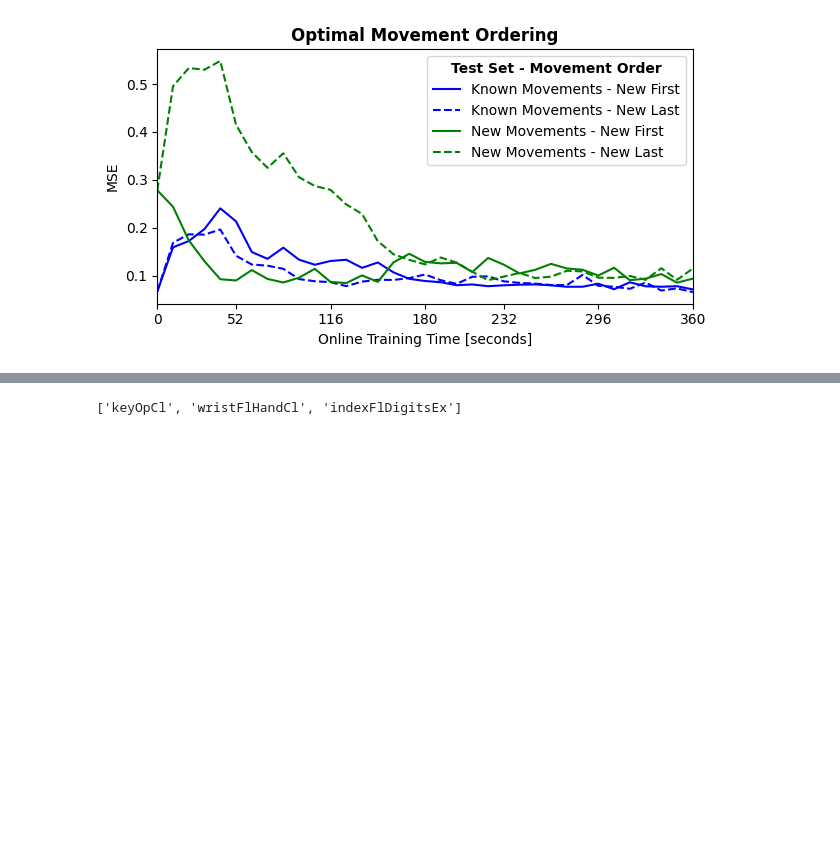
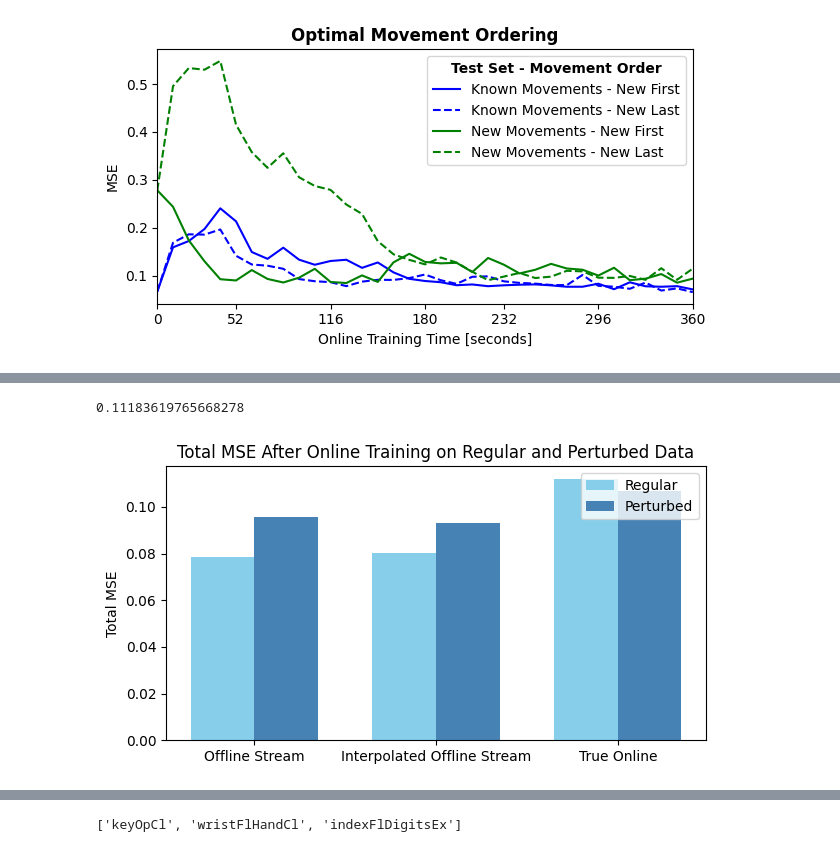
Before and after one commit to joris-gentinetta/biomech_PCP, a Jupyter notebook: paper_plots.ipynb, the cells around one changed output, grey strips where cells are left out. Saved outputs shown, nothing was run; the diff lists cells and outputs as text; code cells hidden in the pictures; blank space fills up the shorter version.

```diff
--- a/paper_plots.ipynb
+++ b/paper_plots.ipynb
@@ -842 +931,43 @@ plt.close(fig)
+# %%
+aggregation_df = df.drop(('participants', ""), axis=1).mean()
+# %%
+df.loc[:'P7_453', ('pert_online', 'total')].mean()
+# %% [output]
+0.11183619765668278
+# %%
+import matplotlib.pyplot as plt
+import numpy as np
+
+# Sample data (replace this with your actual data)
+labels = ['Offline Stream', 'Interpolated Offline Stream', 'True Online']
+regular_means = [aggregation_df.loc[('comp', 'total')], aggregation_df.loc[('comp_interp', 'total')], aggregation_df.loc[('pert_online', 'total')]]
+perturbed_means = [aggregation_df.loc[('pert_comp', 'total')], aggregation_df.loc[('pert_comp_interp', 'total')], aggregation_df.loc[('online', 'total')]]
+
+# Set the bar width and positions
+bar_width = 0.35
+x = np.arange(len(labels))
+
+# Set up the plot
+fig, ax = plt.subplots(figsize=(9*0.7, 5*0.7))
+
+# Plot bars for Regular and Perturbed
+bars1 = ax.bar(x - bar_width / 2, regular_means, bar_width, label='Regular', color='skyblue')
+bars2 = ax.bar(x + bar_width / 2, perturbed_means, bar_width, label='Perturbed', color='steelblue')
+
+# Add labels, title, and custom x-axis tick labels
+# ax.set_xlabel('Data Type')
+ax.set_ylabel('Total MSE')
+ax.set_title('Total MSE After Online Training on Regular and Perturbed Data', fontweight='bold')
+ax.set_xticks(x)
+ax.set_xticklabels(labels)
+
+# Add a legend
+ax.legend(loc='upper right')
+
+# Show plot
+plt.tight_layout()
+# plt.show()
+plt.savefig(plot_folder / 'true_online.png', dpi=600)
+# %% [output]
+[figure, added]
 # %%
```
Also changed, not shown: parts of 15 cells of this notebook.
